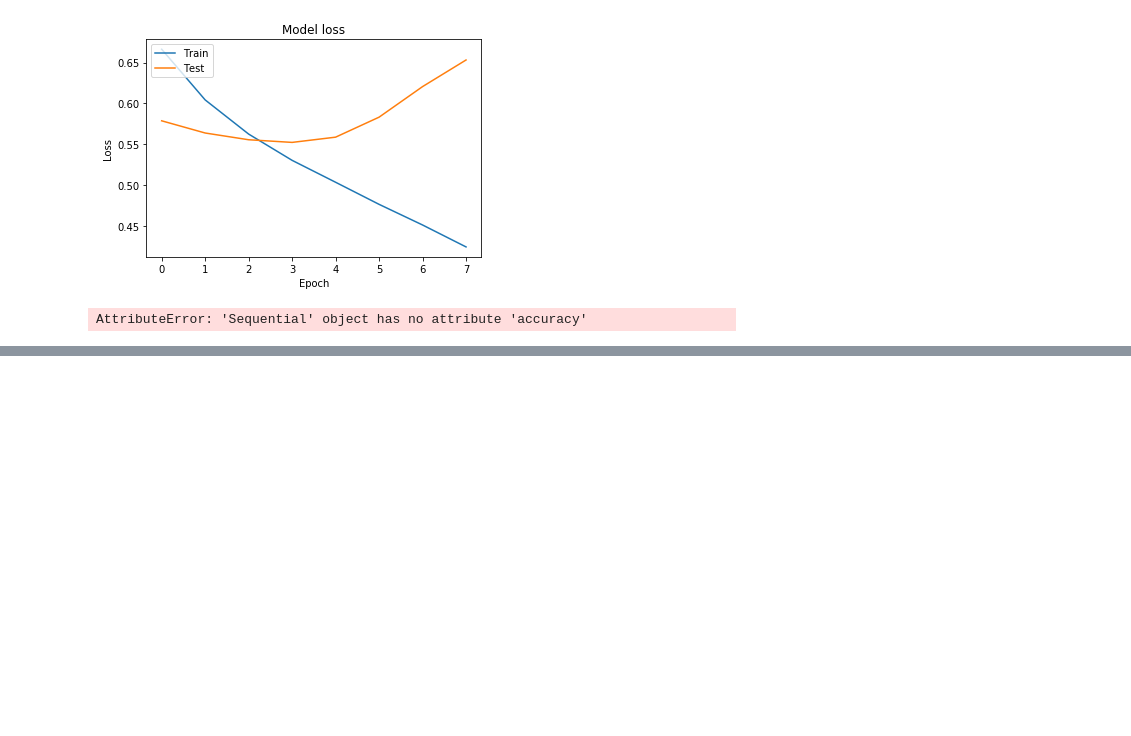
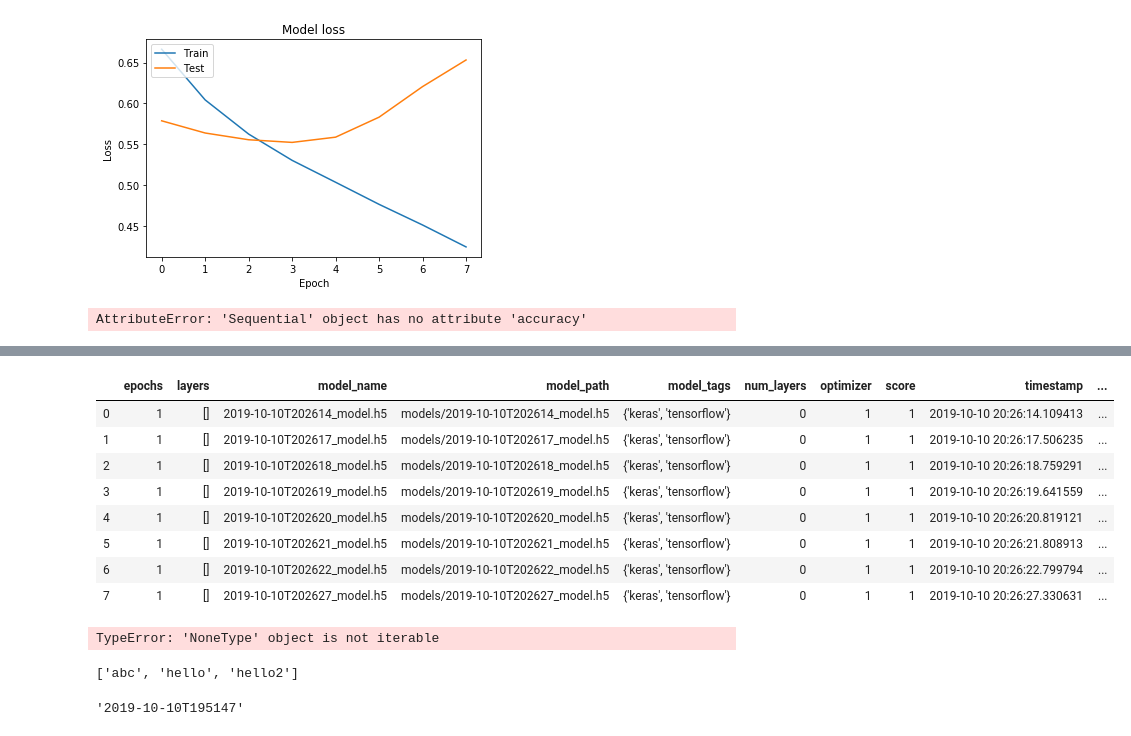
Before and after one commit to RumTumTum/capstone, a Jupyter notebook: basic_cnn_RO.ipynb, the cells around one changed output, grey strips where cells are left out. Cells and saved outputs as stored; diff of their text form; code cells hidden in the pictures; blank space fills up the shorter version.

```diff
--- a/basic_cnn_RO.ipynb
+++ b/basic_cnn_RO.ipynb
@@ -444,0 +511,35 @@ SyntaxError: invalid syntax (<ipython-input-75-3e3d824249ba>, line 32)
+# %%
+root = 'models/'
+save_as_type = 'h5' # can choose 'h5' or 'tf'
+model_records_path = root+'model_records.csv'
+
+df = pd.read_csv(model_records_path)
+df
+# %% [output]
+|  | epochs | layers | model_name | model_path | model_tags | num_layers | optimizer | score | timestamp | ... |
+| 0 | 1 | [] | 2019-10-10T202614_model.h5 | models/2019-10-10T202614_model.h5 | {'keras', 'tensorflow'} | 0 | 1 | 1 | 2019-10-10 20:26:14.109413 | ... |
+| 1 | 1 | [] | 2019-10-10T202617_model.h5 | models/2019-10-10T202617_model.h5 | {'keras', 'tensorflow'} | 0 | 1 | 1 | 2019-10-10 20:26:17.506235 | ... |
+| 2 | 1 | [] | 2019-10-10T202618_model.h5 | models/2019-10-10T202618_model.h5 | {'keras', 'tensorflow'} | 0 | 1 | 1 | 2019-10-10 20:26:18.759291 | ... |
+| 3 | 1 | [] | 2019-10-10T202619_model.h5 | models/2019-10-10T202619_model.h5 | {'keras', 'tensorflow'} | 0 | 1 | 1 | 2019-10-10 20:26:19.641559 | ... |
+| 4 | 1 | [] | 2019-10-10T202620_model.h5 | models/2019-10-10T202620_model.h5 | {'keras', 'tensorflow'} | 0 | 1 | 1 | 2019-10-10 20:26:20.819121 | ... |
+| 5 | 1 | [] | 2019-10-10T202621_model.h5 | models/2019-10-10T202621_model.h5 | {'keras', 'tensorflow'} | 0 | 1 | 1 | 2019-10-10 20:26:21.808913 | ... |
+| 6 | 1 | [] | 2019-10-10T202622_model.h5 | models/2019-10-10T202622_model.h5 | {'keras', 'tensorflow'} | 0 | 1 | 1 | 2019-10-10 20:26:22.799794 | ... |
+| 7 | 1 | [] | 2019-10-10T202627_model.h5 | models/2019-10-10T202627_model.h5 | {'keras', 'tensorflow'} | 0 | 1 | 1 | 2019-10-10 20:26:27.330631 | ... |
+# %%
+
+model_tags = []
+model_tags = set(
+    [
+        x.lower()
+        for x
+        in model_tags.extend(['tensorflow','keras'])
+    ]
+)
+# %% [output]
+TypeError: 'NoneType' object is not iterable
+# %%
+model_tags = ['abc']
+model_tags = model_tags + ['hello','hello2']
+model_tags
+# %% [output]
+['abc', 'hello', 'hello2']
@@ -444,0 +550,8 @@ SyntaxError: invalid syntax (<ipython-input-75-3e3d824249ba>, line 32)
+# %%
+# d = date.today()
+from datetime import datetime
+d = datetime.utcnow()
+d.isoformat()
+d.strftime("%Y-%m-%dT%H%M%S")
+# %% [output]
+'2019-10-10T195147'
```
Also changed, not shown: parts of 7 cells of this notebook.
